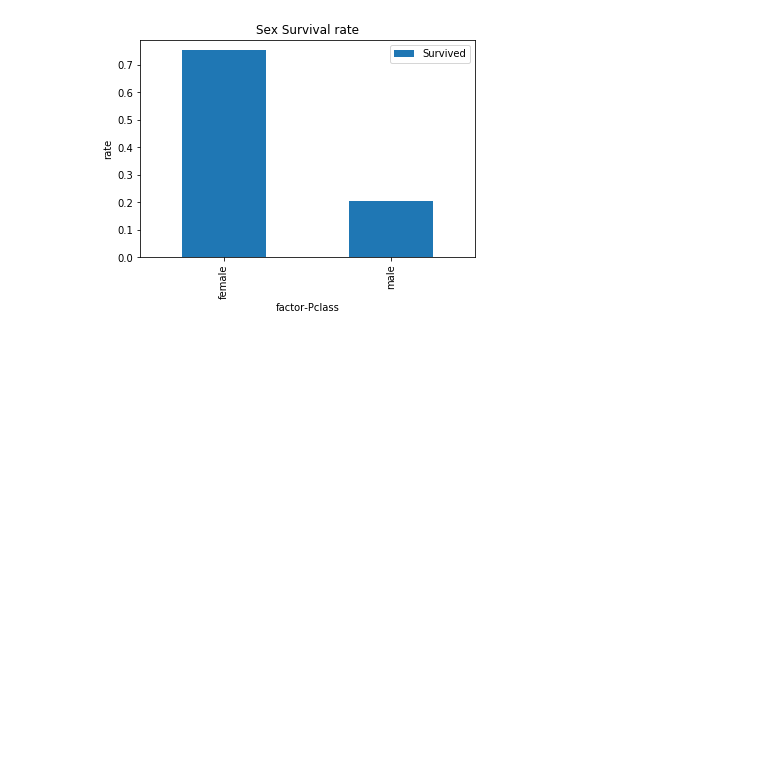
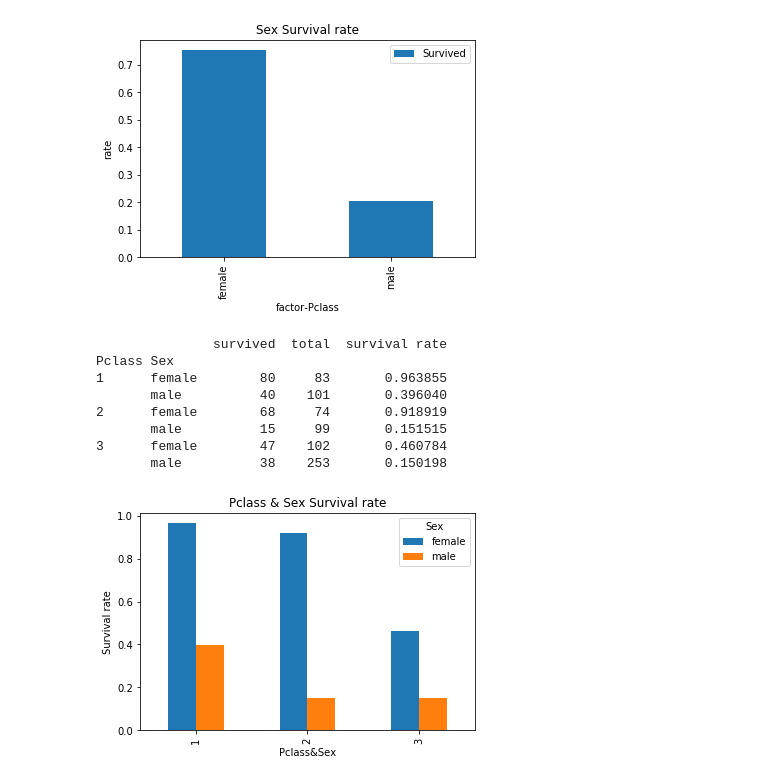
Before and after one commit to nosgong/DataAnalysis, a Jupyter notebook: Untitled.ipynb, the cells around one changed output. Cells and saved outputs as stored; diff of their text form; code cells hidden in the pictures; blank space fills up the shorter version.

```diff
--- a/Untitled.ipynb
+++ b/Untitled.ipynb
@@ -58,7 +58,7 @@ memory usage: 72.3+ KB
 >数据处理
 # %%
 #绘制图形
-def plot_charting(data, kd, title, x, y):
+def plot_charting(data, kd, title, x, y, stack=0):
     '''
     data:图标数据
     kd:图形类型
@@ -67,7 +67,10 @@ def plot_charting(data, kd, title, x, y):
     y:y轴名称
     '''
     #绘制图形
-    data.plot(kind=kd)
+    if stack==1:
+        data.unstack().plot(kind=kd)
+    else:
+        data.plot(kind=kd)
     plt.title(title)
     plt.xlabel(x)
     plt.ylabel(y)
@@ -129,3 +132,23 @@ Sex
 female       195    259       0.752896
 male          93    453       0.205298
 [figure]
+# %%
+pl = list(['Pclass', 'Sex'])
+group_df = titanic_df.groupby(pl)['Survived']
+group_num = group_df.sum()
+all_num = group_df.count()
+survival_rate = group_num/all_num
+result = pd.concat([group_num, all_num, survival_rate], axis=1)
+result.columns = ['survived','total','survival rate']
+print(result)
+plot_charting(survival_rate, 'bar', 'Pclass & Sex Survival rate', 'Pclass&Sex', 'Survival rate', 1)
+# %% [output]
+               survived  total  survival rate
+Pclass Sex
+1      female        80     83       0.963855
+       male          40    101       0.396040
+2      female        68     74       0.918919
+       male          15     99       0.151515
+3      female        47    102       0.460784
+       male          38    253       0.150198
+[figure, added]
```
